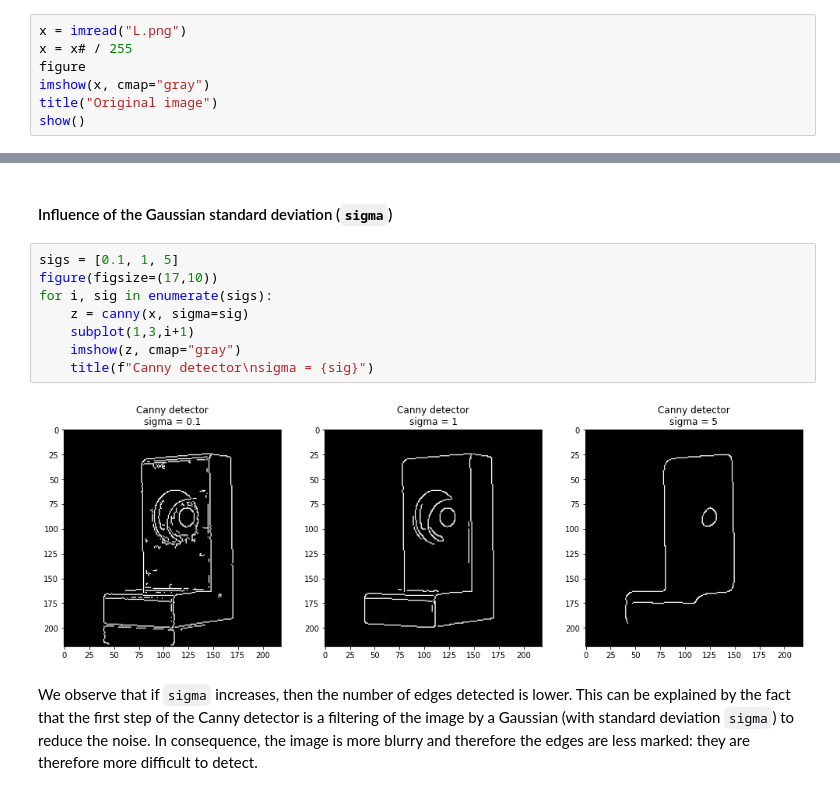
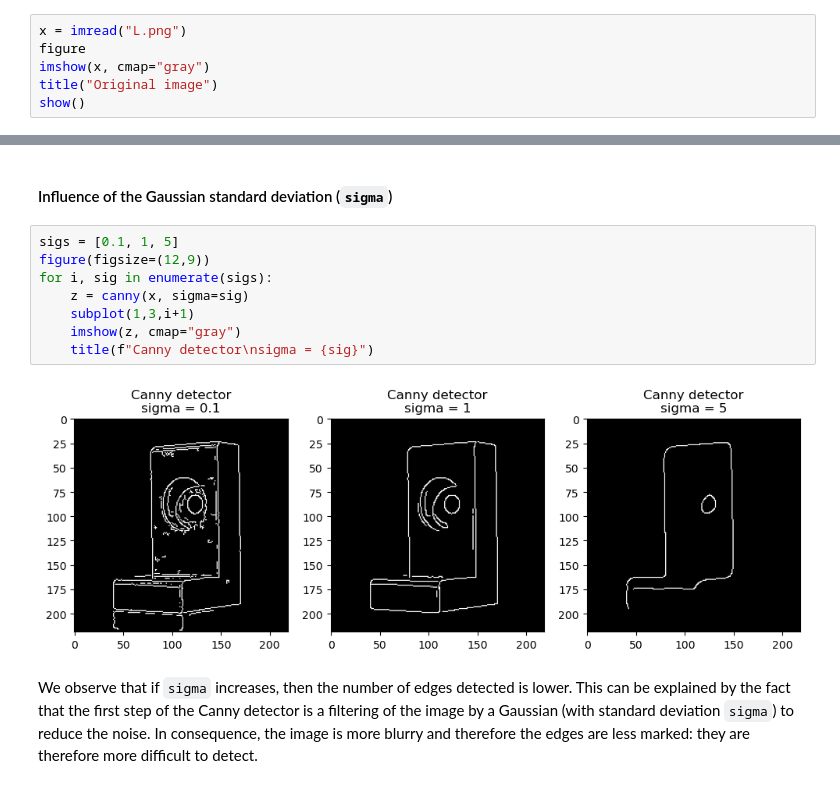
Before and after one commit to vincmazet/bip-labs, a Jupyter notebook: detection/lab1.ipynb, the cells around one changed output, grey strips where cells are left out. Cells and saved outputs as stored; diff of their text form.

```diff
--- a/detection/lab1.ipynb
+++ b/detection/lab1.ipynb
@@ -56,7 +50,6 @@ from matplotlib.pyplot import figure, imshow, title, subplot, plot, show, plot,
 import time
 # %%
 x = imread("L.png")
-x = x# / 255
 figure
 imshow(x, cmap="gray")
 title("Original image")
@@ -128,14 +126,14 @@ It includes in particular a thresholding by hysteresis, _i.e._ a decision based
 #### Influence of the Gaussian standard deviation (`sigma`)
 # %%
 sigs = [0.1, 1, 5]
-figure(figsize=(17,10))
+figure(figsize=(12,9))
 for i, sig in enumerate(sigs):
     z = canny(x, sigma=sig)
     subplot(1,3,i+1)
     imshow(z, cmap="gray")
     title(f"Canny detector\nsigma = {sig}")
 # %% [output]
-[figure, old version]
+[figure, new version]
 # %% [markdown]
 We observe that if `sigma` increases, then the number of edges detected is lower.
 This can be explained by the fact that the first step of the Canny detector is a filtering of the image by a Gaussian
```
Also changed, not shown: parts of 12 cells of this notebook, 2 other files.
